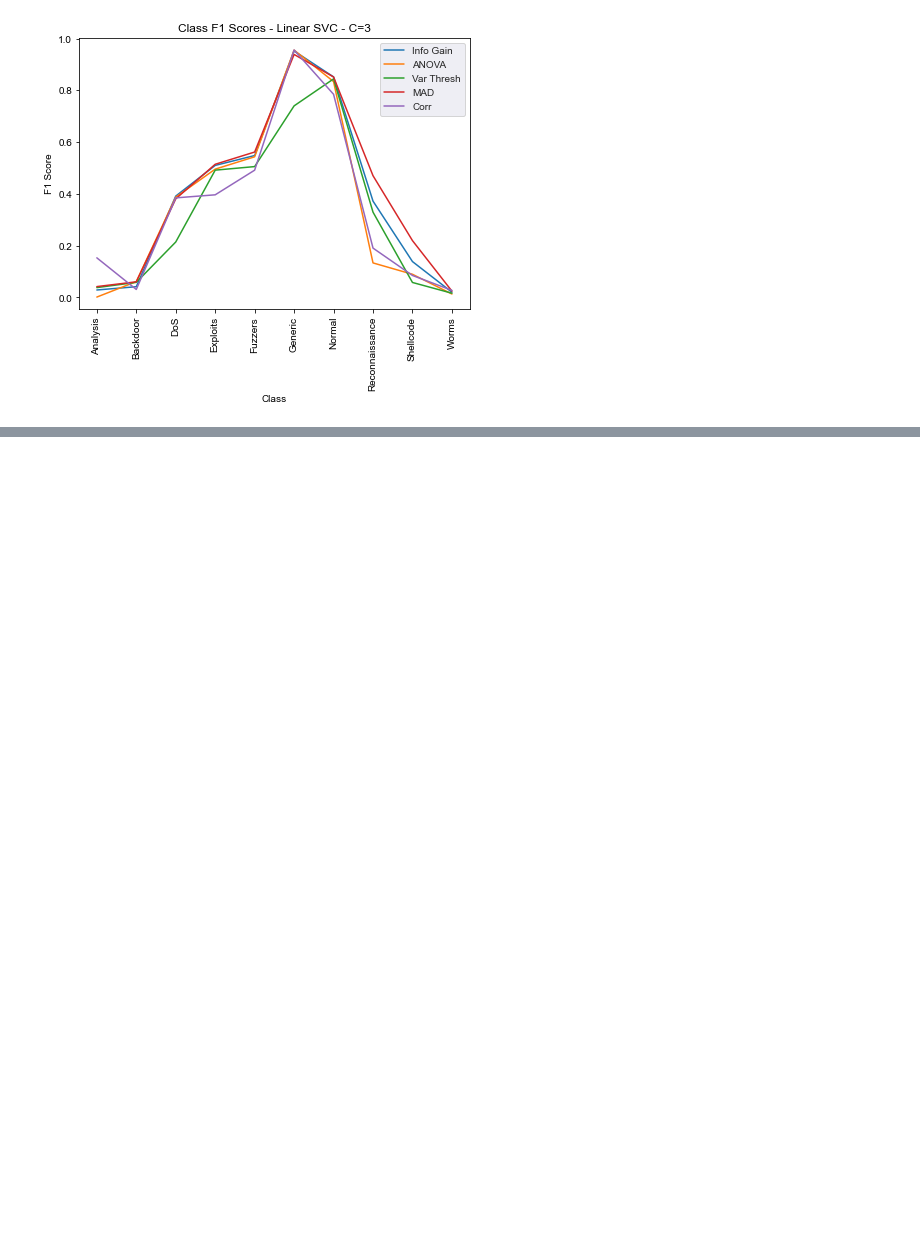
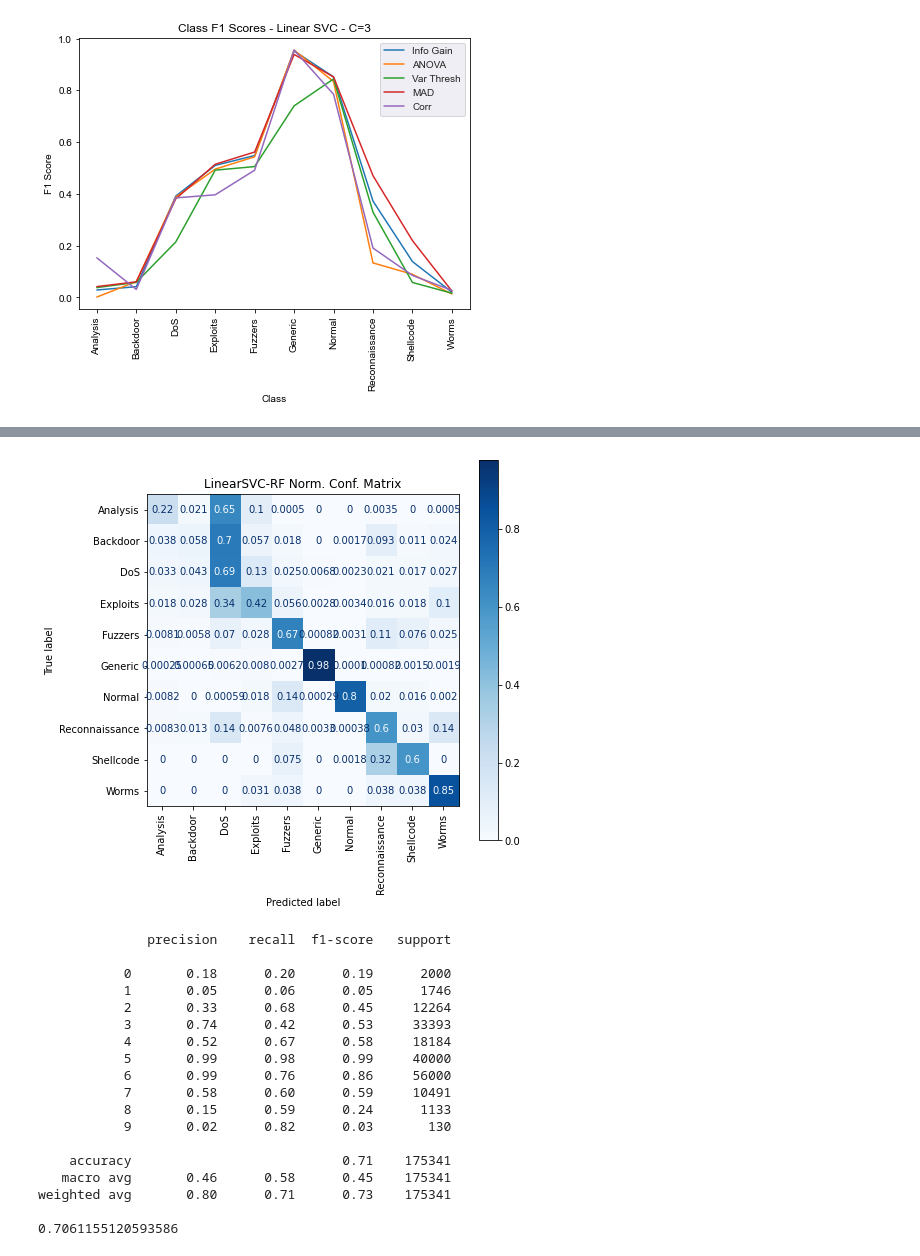
Before and after one commit to pvan1/DATA-606-Capstone, a Jupyter notebook: capstone-phase2-svm.ipynb, the cells around one changed output, grey strips where cells are left out. Cells and saved outputs as stored; diff of their text form; code cells hidden in the pictures; blank space fills up the shorter version.

```diff
--- a/capstone-phase2-svm.ipynb
+++ b/capstone-phase2-svm.ipynb
@@ -550,0 +557,5 @@ plt.show()
+# %%
+top_feats = [x[0] for x in rfb3_sorted_importances if x[1] > 1e-3]
+# %%
+train_std_RF = training_data_std[top_feats].copy()
+test_std_RF = testing_data_std[top_feats].copy()
@@ -550,0 +573,35 @@ plt.show()
+# %%
+#y_pred_RF = lin_svc_model_3_RF.predict(test_std_RF)
+y_pred_RF = cross_val_predict(lin_svc_model_3_RF, train_std_RF, y_train, cv=5, n_jobs=-1)  # save the test set for final models
+# %%
+# make sure to use y_train, not y_test since we're using cross_val_predict, not predicting on the test set
+con_mat_RF = confusion_matrix(y_train, y_pred_RF)
+#print(con_mat_RF)
+plt_norm_confmat(lin_svc_model_3_RF, train_std_RF, y_train, 'LinearSVC-RF Norm. Conf. Matrix',
+                 fname='lin_svc_3_RF_conf_mat', labels=class_names)
+plt.show()
+class_rep_RF = classification_report(y_train, y_pred_RF)
+rep_dict_RF = classification_report(y_train, y_pred_RF, output_dict=True)
+print(class_rep_RF)
+acc_RF = accuracy_score(y_train, y_pred_RF)
+print(acc_RF)
+# %% [output]
+[figure, added]
+              precision    recall  f1-score   support
+
+           0       0.18      0.20      0.19      2000
+           1       0.05      0.06      0.05      1746
+           2       0.33      0.68      0.45     12264
+           3       0.74      0.42      0.53     33393
+           4       0.52      0.67      0.58     18184
+           5       0.99      0.98      0.99     40000
+           6       0.99      0.76      0.86     56000
+           7       0.58      0.60      0.59     10491
+           8       0.15      0.59      0.24      1133
+           9       0.02      0.82      0.03       130
+
+    accuracy                           0.71    175341
+   macro avg       0.46      0.58      0.45    175341
+weighted avg       0.80      0.71      0.73    175341
+
+0.7061155120593586
```
Also changed, not shown: parts of 9 cells of this notebook.
